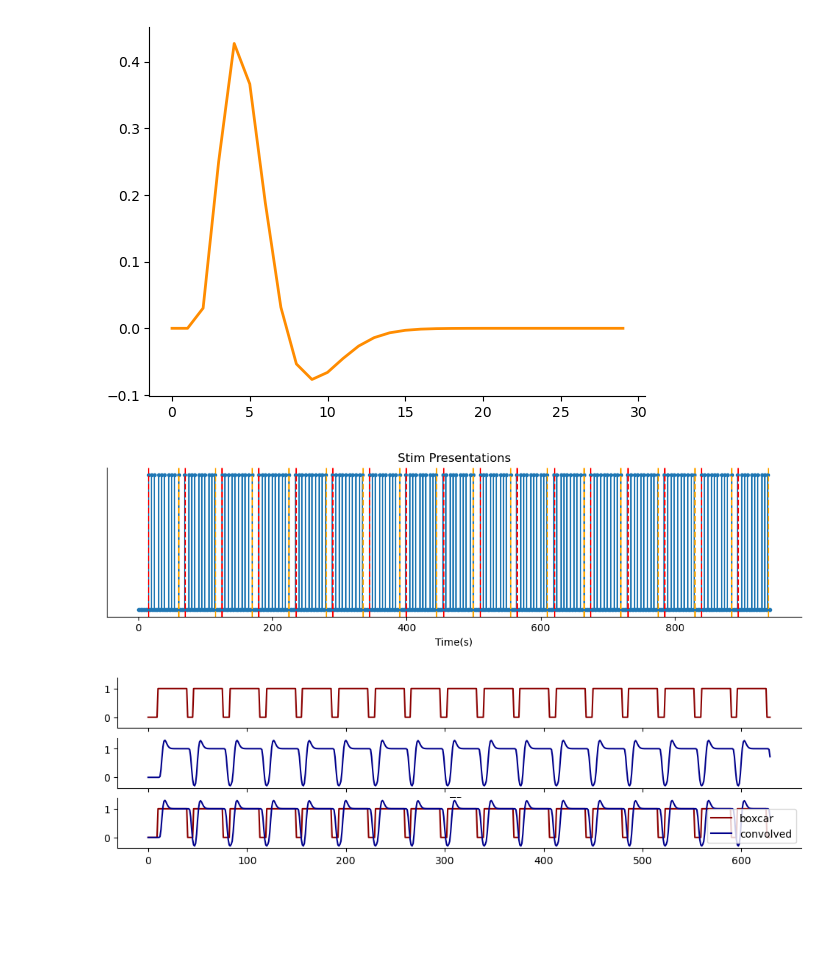
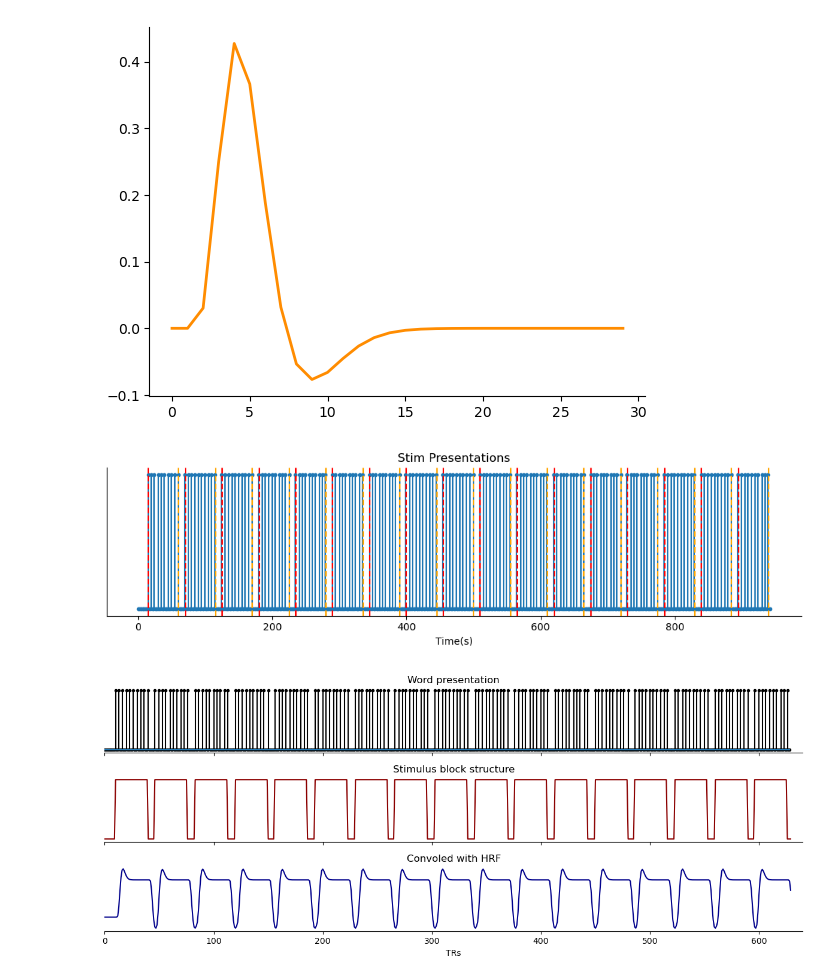
Before and after one commit to thejuc/multilang, a Jupyter notebook: code/analysis/stim_notebook.ipynb, the cells around one changed output. Saved outputs shown, nothing was run; the diff lists cells and outputs as text; code cells hidden in the pictures; blank space fills up the shorter version.

Commit message:
stim figs

```diff
--- a/code/analysis/stim_notebook.ipynb
+++ b/code/analysis/stim_notebook.ipynb
@@ -8,6 +8,8 @@ import seaborn as sns
 
 from nilearn.glm.first_level import glover_hrf
 main_path = "/jukebox/PNI-classes/students/NEU502/2023-NEU502B/wlong/multilang/"
+fig_path = "../../figures"
+subject_name = "S1"
 # %%
 tr = 1.5
 n_trs = 630
@@ -38,6 +40,12 @@ sns.despine()
 # %% [output]
 [figure]
 # %%
+import matplotlib
+
+matplotlib.rcParams['axes.spines.left'] = False
+matplotlib.rcParams['axes.spines.right'] = False
+matplotlib.rcParams['axes.spines.top'] = False
+
 ## Detecting start and end time
 stim_start = stim_df['Sound.started'].to_numpy() - t_scan_start
 block_start_indices = np.where(np.diff(stim_start) > 5.5)[0]
@@ -45,44 +53,56 @@ block_start_indices = np.where(np.diff(stim_start) > 5.5)[0]
 assert len(block_start_indices) == 17
 
 block_end_time = stim_start[block_start_indices]
 iti_interval = stim_start[block_start_indices + 1] - stim_start[block_start_indices]
 block_start_time = (block_end_time + iti_interval)[:-1]
 ## Insert first stim start at the beginning
 block_start_time = np.insert(block_start_time, 0, stim_start[0])
 duration = block_end_time - block_start_time
 
 fig, ax = plt.subplots(figsize=(10, 3))
 ax.stem(time[:-1], stim_trs, markerfmt='.', basefmt='C0')
 
 for start, end in zip(block_start_time, block_end_time):
     ax.axvline(start, color='red', linestyle='--')
     ax.axvline(end, color='orange', linestyle='--')
 ax.set_xlabel('Time(s)')
 ax.set_title('Stim Presentations')
 ax.set_yticks([])
 plt.tight_layout()
 sns.despine()
 
-fig, axs = plt.subplots(3, 1, figsize=(12, 3), sharex = True, sharey = True)
+fig, axs = plt.subplots(3, 1, figsize=(12, 5), sharex = True)
 
 stim_arr = np.zeros(n_trs)
 for start, end in zip(block_start_time, block_end_time):
     stim_arr[int(start / tr): int(end / tr)] = 1
 
 stim_conv = np.convolve(stim_arr, hrf)[:n_trs]
 
-axs[0].plot(stim_arr, c = "darkred", label = "boxcar")
-axs[1].plot(stim_conv, c = "darkblue", label = "convolved")
-axs[0].set_yticks([0, 1])
-axs[1].set_xlabel("TRs")
+axs[0].stem(time[:-1] / tr, stim_trs / tr, "k", markerfmt='.', basefmt='C0',)
+axs[1].plot(stim_arr, c = "darkred", label = "boxcar")
+axs[2].plot(stim_conv, c = "darkblue", label = "convolved")
 
-axs[2].plot(stim_arr, c = "darkred", label = "boxcar")
-axs[2].plot(stim_conv, c = "darkblue", label = "convolved")
-axs[2].legend()
-sns.despine()
+axs[0].set_title("Word presentation")
+axs[1].set_title("Stimulus block structure")
+axs[2].set_title("Convoled with HRF")
+axs[0].set_xlim(0, 640)
+
+axs[1].set_yticks([0, 1])
+axs[2].set_yticks([0, 1])
+
+for i in range(3):
+    axs[i].set_yticks([])
+
+axs[2].set_xlabel("TRs")
+
+
+# sns.despine()
+plt.tight_layout()
+plt.savefig(os.path.join(fig_path, f"{subject_name}_block_stim.png"), dpi=300)
 # %% [output]
-[figure, old version]
+[figure, new version]
-[figure, old version]
+[figure, new version]
 # %%
 ## Function to connstruct GLM weights for specific languages
 
```
Also changed, not shown: parts of 1 cell of this notebook, 3 other files.
